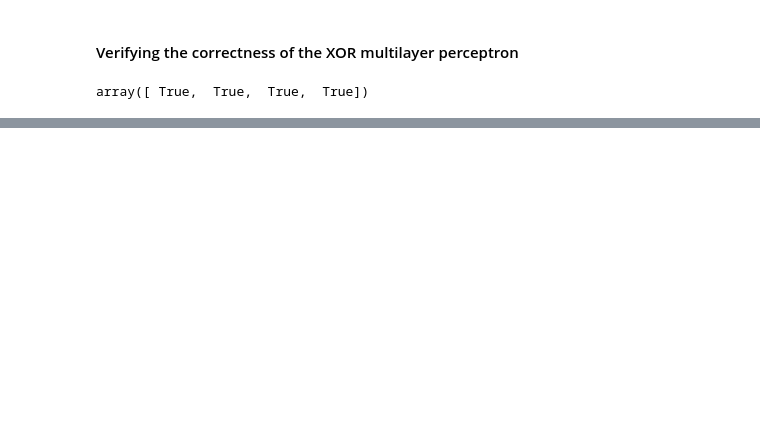
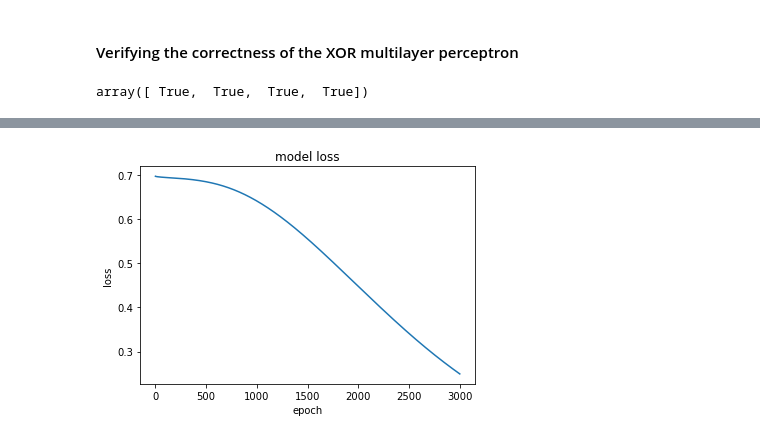
Before and after one commit to dbuos/machine-learning-samples, a Jupyter notebook: percentron_xor.ipynb, the cells around one changed output, grey strips where cells are left out. Drawn from its saved outputs; the diff is of its cells as text; code cells hidden in the pictures; blank space fills up the shorter version.

Commit message:
Add tensorflow equivalent implementation for learning the XOR problem parameters.

```diff
--- a/percentron_xor.ipynb
+++ b/percentron_xor.ipynb
@@ -70,0 +73,14 @@ array([ True,  True,  True,  True])
+# %%
+import tensorflow as tf
+from tensorflow.keras.models import Sequential
+from tensorflow.keras.layers import Dense
+from tensorflow.keras.optimizers import RMSprop
+
+model = Sequential([
+    Dense(4, input_shape=(2,), activation='sigmoid'),
+    Dense(1, activation='sigmoid')
+])
+
+model.compile(optimizer=RMSprop(learning_rate=0.001), loss='binary_crossentropy', metrics=['accuracy'])
+# %%
+history = model.fit(xor_data[:,0:2], xor_data[:,2], epochs=3000)
@@ -70,0 +112,11 @@ array([ True,  True,  True,  True])
+# %%
+#Plot the loss and accuracy curves for training
+import matplotlib.pyplot as plt
+plt.plot(history.history['loss'])
+
+plt.title('model loss')
+plt.ylabel('loss')
+plt.xlabel('epoch')
+plt.show()
+# %% [output]
+[figure, added]
```
Also changed, not shown: parts of 5 cells of this notebook.
